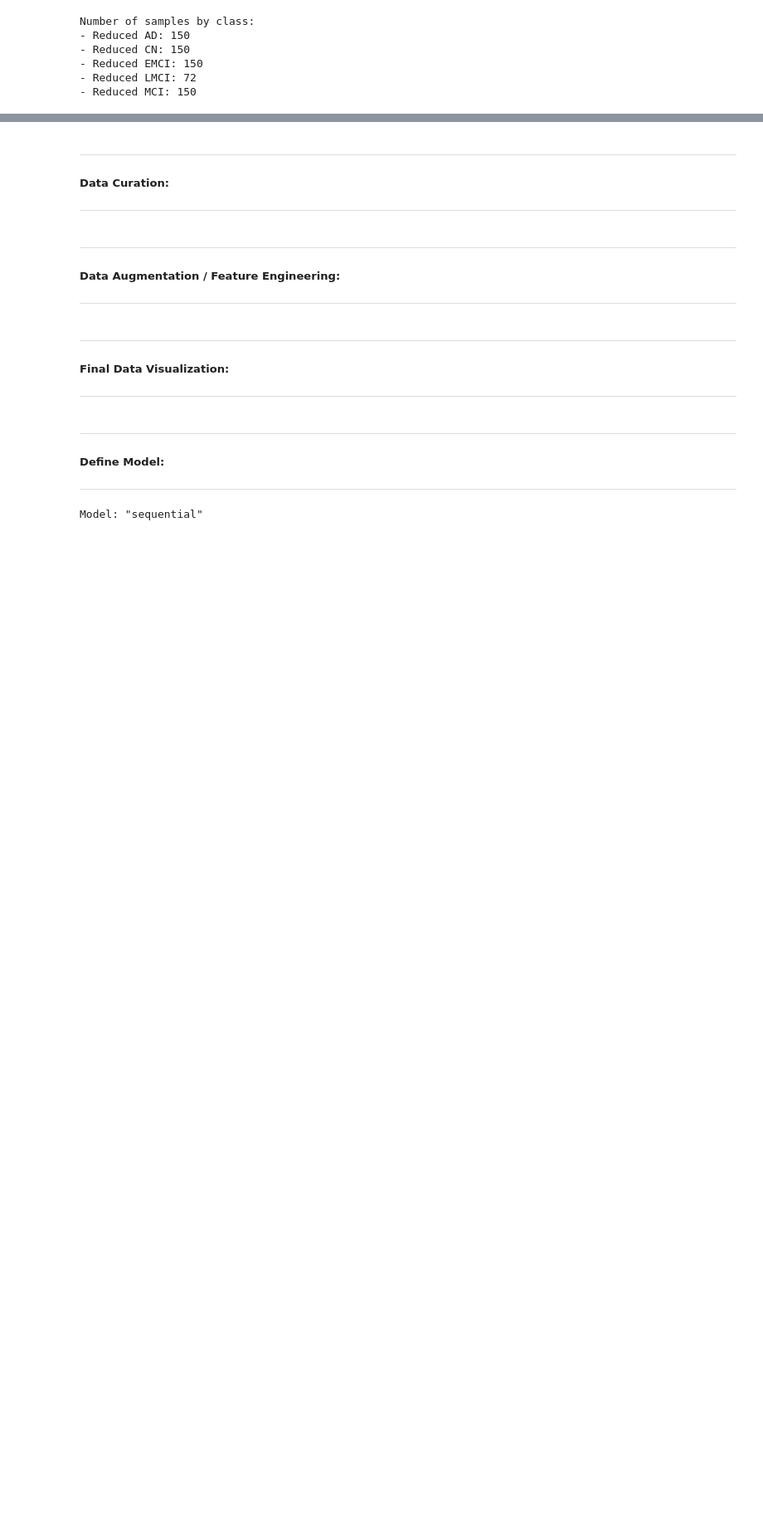
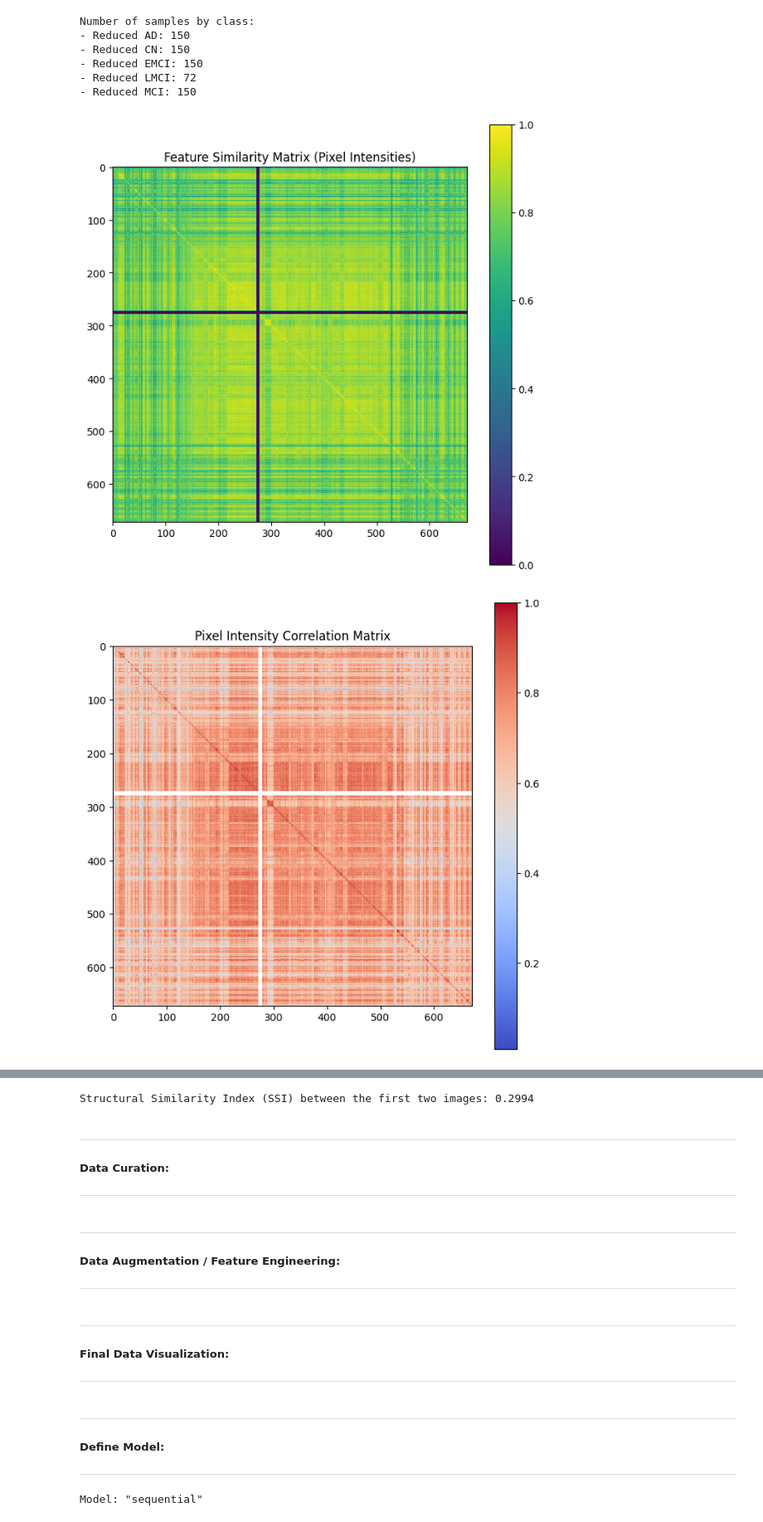
Before and after one commit to jeffock/mri_alz_prog_CNN, a Jupyter notebook: mri_alz_prog.ipynb, the cells around one changed output, grey strips where cells are left out. Shown at 83% size. Saved outputs shown, nothing was run; the diff lists cells and outputs as text; code cells hidden in the pictures; blank space fills up the shorter version.

```diff
--- a/mri_alz_prog.ipynb
+++ b/mri_alz_prog.ipynb
@@ -208,3 +310,54 @@ Number of samples by class:
 - Reduced EMCI: 150
 - Reduced LMCI: 72
 - Reduced MCI: 150
+# %%
+from sklearn.metrics.pairwise import cosine_similarity
+from sklearn.decomposition import PCA
+from skimage.metrics import structural_similarity as ssim
+
+# Feature Similarity Matrix
+flattened_features = Xtrain.reshape(Xtrain.shape[0], -1)
+similarity_matrix = cosine_similarity(flattened_features)
+
+plt.figure(figsize=(8, 8))
+plt.imshow(similarity_matrix, cmap='viridis')
+plt.colorbar()
+plt.title("Feature Similarity Matrix (Pixel Intensities)")
+plt.show()
+
+# Pixel Intensity Correlation Matrix
+correlation_matrix = np.corrcoef(flattened_features)
+
+plt.figure(figsize=(8, 8))
+plt.imshow(correlation_matrix, cmap='coolwarm')
+plt.colorbar()
+plt.title("Pixel Intensity Correlation Matrix")
+plt.show()
+
+# PCA for Feature Visualization
+pca = PCA(n_components=2)
+reduced_features = pca.fit_transform(flattened_features)
+
+plt.figure(figsize=(8, 8))
+plt.scatter(reduced_features[:, 0], reduced_features[:, 1], c=np.arange(len(reduced_features)), cmap='viridis', alpha=0.7)
+plt.colorbar(label="Sample Index")
+plt.title("PCA Feature Visualization")
+plt.xlabel("Principal Component 1")
+plt.ylabel("Principal Component 2")
+plt.show()
+
+# Structural Similarity Index (SSI)
+# Compute SSI between the first two images
+if Xtrain.shape[0] > 1:
+    image1 = Xtrain[0].astype('uint8')  # Convert to uint8 for SSIM
+    image2 = Xtrain[1].astype('uint8')
+
+    # Convert to grayscale
+    image1_gray = cv2.cvtColor(image1, cv2.COLOR_RGB2GRAY)
+    image2_gray = cv2.cvtColor(image2, cv2.COLOR_RGB2GRAY)
+
+    ssi_score, _ = ssim(image1_gray, image2_gray, full=True)
+    print(f"Structural Similarity Index (SSI) between the first two images: {ssi_score:.4f}")
+# %% [output]
+[figure, added]
+[figure, added]
@@ -211,3 +365,4 @@ Number of samples by class:
+Structural Similarity Index (SSI) between the first two images: 0.2994
 # %% [markdown]
 ---
 ##### Data Curation:
```
Also changed, not shown: parts of 4 cells of this notebook.
